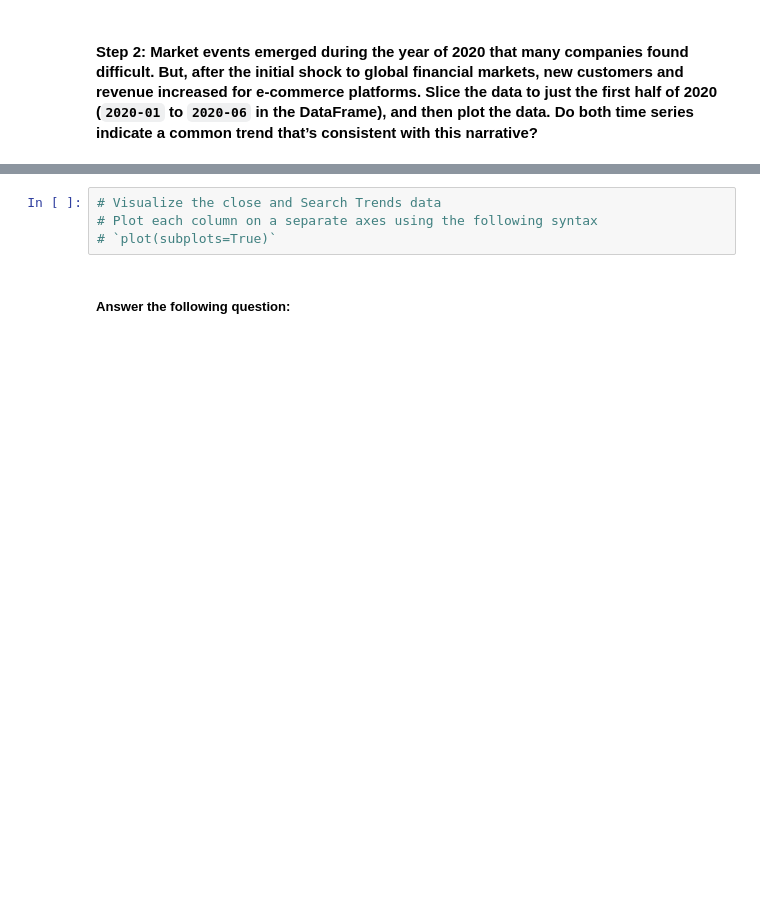
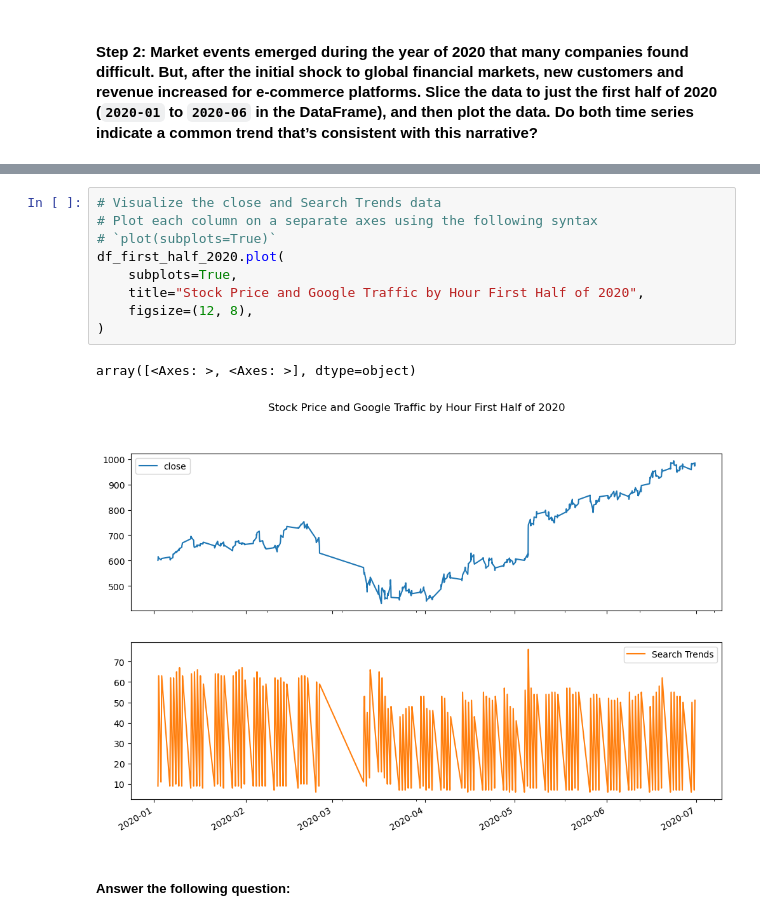
Before and after one commit to silas-ph/prophet-challenge, a Jupyter notebook: forecasting_net_prophet.ipynb, the cells around one changed output, grey strips where cells are left out. Saved outputs shown, nothing was run; the diff lists cells and outputs as text; blank space fills up the shorter version.

```diff
--- a/forecasting_net_prophet.ipynb
+++ b/forecasting_net_prophet.ipynb
@@ -511,7 +474,15 @@ display(df_first_half_2020.tail())
 # %%
 # Visualize the close and Search Trends data
 # Plot each column on a separate axes using the following syntax
 # `plot(subplots=True)`
+df_first_half_2020.plot(
+    subplots=True,
+    title="Stock Price and Google Traffic by Hour First Half of 2020",
+    figsize=(12, 8),
+)
+# %% [output]
+array([<Axes: >, <Axes: >], dtype=object)
+[figure, added]
 # %% [markdown]
 ##### Answer the following question:
 # %% [markdown]
```
Also changed, not shown: parts of 28 cells of this notebook.
